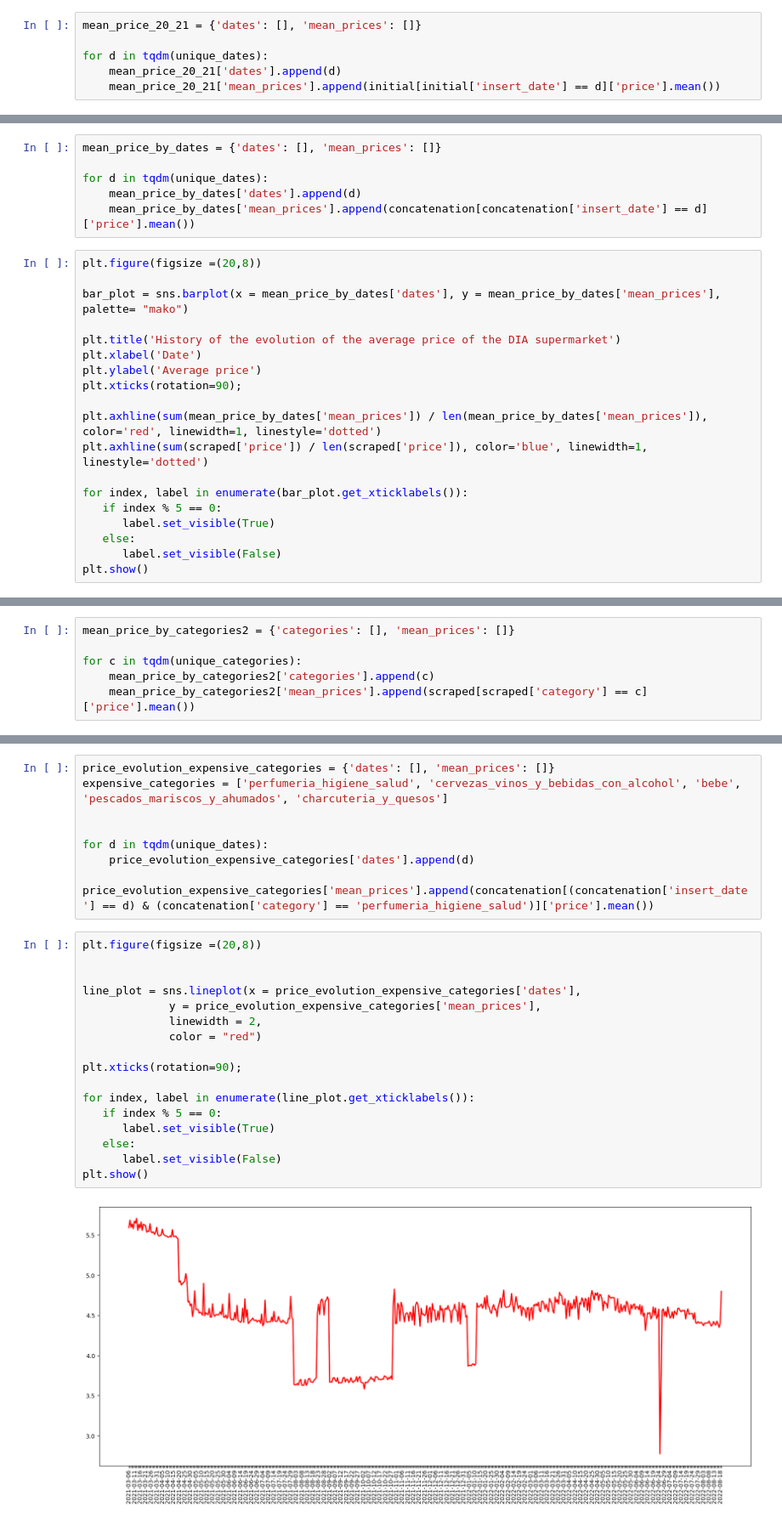
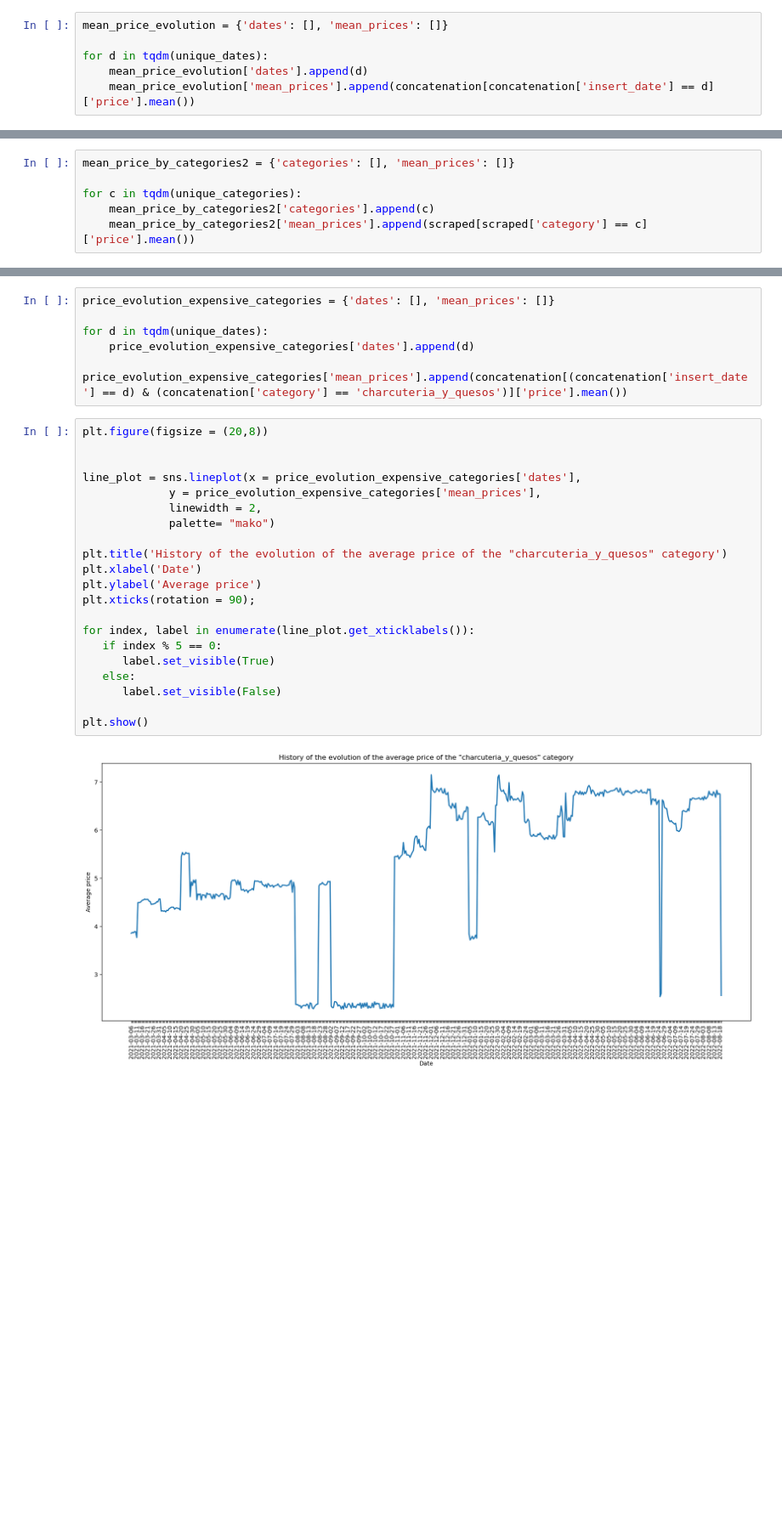
Before and after one commit to juanmolera/ETL-project, a Jupyter notebook: notebooks/5-visualization.ipynb, the cells around one changed output, grey strips where cells are left out. Shown at 85% size. Cells and saved outputs as stored; diff of their text form; blank space fills up the shorter version.

```diff
--- a/notebooks/5-visualization.ipynb
+++ b/notebooks/5-visualization.ipynb
@@ -27,6 +51,6 @@ unique_categories = concatenation['category'].unique().tolist();
 # %%
-mean_price_20_21 = {'dates': [], 'mean_prices': []}
+mean_price_evolution = {'dates': [], 'mean_prices': []}
 
 for d in tqdm(unique_dates):
-    mean_price_20_21['dates'].append(d)
-    mean_price_20_21['mean_prices'].append(initial[initial['insert_date'] == d]['price'].mean())
+    mean_price_evolution['dates'].append(d)
+    mean_price_evolution['mean_prices'].append(concatenation[concatenation['insert_date'] == d]['price'].mean())
@@ -92,25 +77,0 @@ plt.show()
-# %%
-mean_price_by_dates = {'dates': [], 'mean_prices': []}
-
-for d in tqdm(unique_dates):
-    mean_price_by_dates['dates'].append(d)
-    mean_price_by_dates['mean_prices'].append(concatenation[concatenation['insert_date'] == d]['price'].mean())
-# %%
-plt.figure(figsize =(20,8))
-
-bar_plot = sns.barplot(x = mean_price_by_dates['dates'], y = mean_price_by_dates['mean_prices'], palette= "mako")
-
-plt.title('History of the evolution of the average price of the DIA supermarket')
-plt.xlabel('Date')
-plt.ylabel('Average price')
-plt.xticks(rotation=90);
-
-plt.axhline(sum(mean_price_by_dates['mean_prices']) / len(mean_price_by_dates['mean_prices']), color='red', linewidth=1, linestyle='dotted')
-plt.axhline(sum(scraped['price']) / len(scraped['price']), color='blue', linewidth=1, linestyle='dotted')
-
-for index, label in enumerate(bar_plot.get_xticklabels()):
-   if index % 5 == 0:
-      label.set_visible(True)
-   else:
-      label.set_visible(False)
-plt.show()
@@ -174,27 +115,29 @@ array(['perfumeria_higiene_salud', 'cervezas_vinos_y_bebidas_con_alcohol',
 # %%
 price_evolution_expensive_categories = {'dates': [], 'mean_prices': []}
-expensive_categories = ['perfumeria_higiene_salud', 'cervezas_vinos_y_bebidas_con_alcohol', 'bebe', 'pescados_mariscos_y_ahumados', 'charcuteria_y_quesos']
-
 
 for d in tqdm(unique_dates):
     price_evolution_expensive_categories['dates'].append(d)
-    price_evolution_expensive_categories['mean_prices'].append(concatenation[(concatenation['insert_date'] == d) & (concatenation['category'] == 'perfumeria_higiene_salud')]['price'].mean())
+    price_evolution_expensive_categories['mean_prices'].append(concatenation[(concatenation['insert_date'] == d) & (concatenation['category'] == 'charcuteria_y_quesos')]['price'].mean())
 # %%
-plt.figure(figsize =(20,8))
+plt.figure(figsize = (20,8))
 
 
 line_plot = sns.lineplot(x = price_evolution_expensive_categories['dates'],
              y = price_evolution_expensive_categories['mean_prices'],
              linewidth = 2,
-             color = "red")
+             palette= "mako")
 
-plt.xticks(rotation=90);
+plt.title('History of the evolution of the average price of the "charcuteria_y_quesos" category')
+plt.xlabel('Date')
+plt.ylabel('Average price')
+plt.xticks(rotation = 90);
 
 for index, label in enumerate(line_plot.get_xticklabels()):
    if index % 5 == 0:
       label.set_visible(True)
    else:
       label.set_visible(False)
+
 plt.show()
 # %% [output]
-[figure, old version]
+[figure, new version]
```
Also changed, not shown: parts of 31 cells of this notebook, 8 other files.
